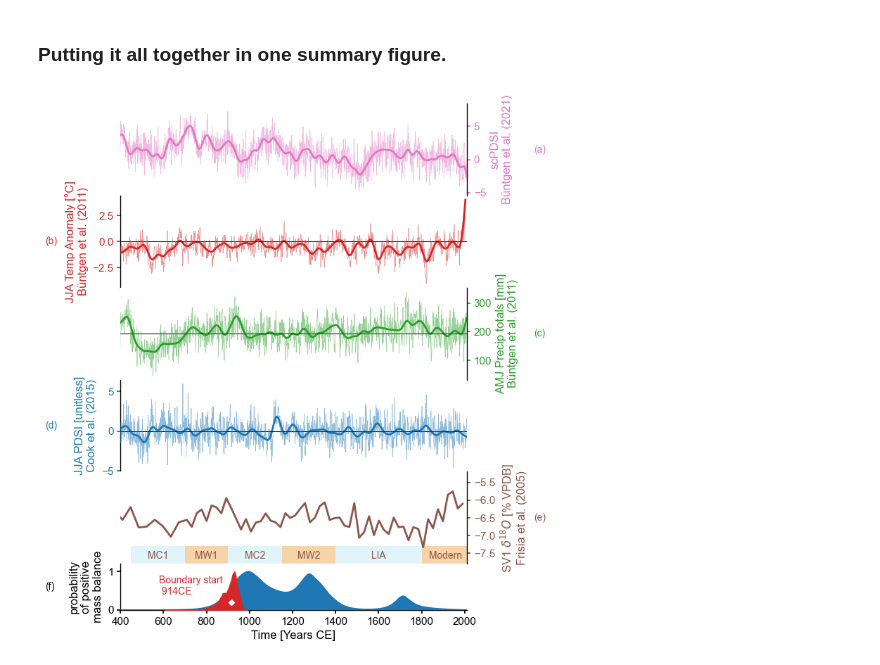
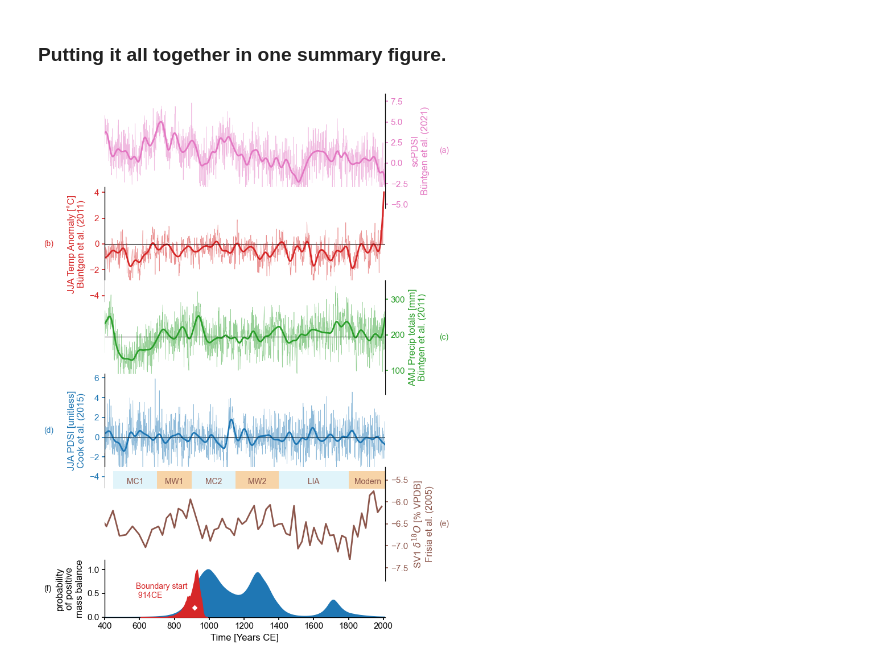
Before and after one commit to tr1813/ice-accummulation-M17, a Jupyter notebook: notebooks/Figure 9 plot.ipynb, the cells around one changed output. Drawn from its saved outputs; the diff is of its cells as text; code cells hidden in the pictures.

```diff
--- a/notebooks/Figure 9 plot.ipynb
+++ b/notebooks/Figure 9 plot.ipynb
@@ -214,7 +214,7 @@ def PlotOnSide(ax,side,colour = 'C1'):
 # %% [markdown]
 ### Putting it all together in one summary figure.
 # %%
-fig = plt.figure(figsize = (8, 8))
+fig = plt.figure(figsize = (8, 10))
 
 # set up the subfigures height ratios
 gs = GridSpec(6, 1, height_ratios=[3,3,3, 3, 3, 1.5])
@@ -284,35 +284,34 @@ periods = {'MC1':(450,700,'cold'),
             'MW2':(1150,1400,'warm'),
             'LIA':(1400,1800,'cold'),
           'Modern':(1800,2020,'warm')}
 scheme = {'cold':'#e1f4fa','warm':'#f7d4a8'}
 
 # Write some labels
 for c,(ax,l, col) in enumerate(zip((axBu2,axBuT,axBuPP,axPDSI,axSavi,axM17),'abcdef',('C6','C3','C2','C0','C5','k'))):
     ylim = ax.get_ylim()
     anchor = ylim[1] - 0.5 * (ylim[1]-ylim[0])
     if c % 2 == 1:
         x = 50
     else:
         x = 2320
     ax.text(x,anchor,s = '({})'.format(l),va = 'center',ha = 'left', fontsize = 10, color = col)
 
 
 # label historical periods
 for name,p in periods.items():
-    axSavi.text((p[0]+p[1])/2, -7.65, name,color = 'C5', ha = 'center', fontsize = 10)
-    r = Rectangle((p[0],-7.8),p[1]-p[0],0.5,facecolor = scheme[p[2]],zorder = 0)
+    axSavi.text((p[0]+p[1])/2, -5.6, name,color = 'C5', ha = 'center', fontsize = 10)
+    r = Rectangle((p[0],-5.7),p[1]-p[0],0.4,facecolor = scheme[p[2]],zorder = 0)
     axSavi.add_table(r)
 
     # Sub-plot spacing adjustments
 plt.tight_layout()
-plt.subplots_adjust(hspace =-0)
-
+plt.subplots_adjust(hspace =-0.2)
 
 # Saving the figure and closing
 
 plt.savefig("outputs/f09.pdf",dpi=300,transparent=True)
 plt.savefig("../reports/M17_manuscript/figures/f09.pdf",dpi=300,transparent=True)
 
 pyleo.showfig(fig, close = True)
 # %% [output]
-[figure, old version]
+[figure, new version]
```
Also changed, not shown: 19 other files.
